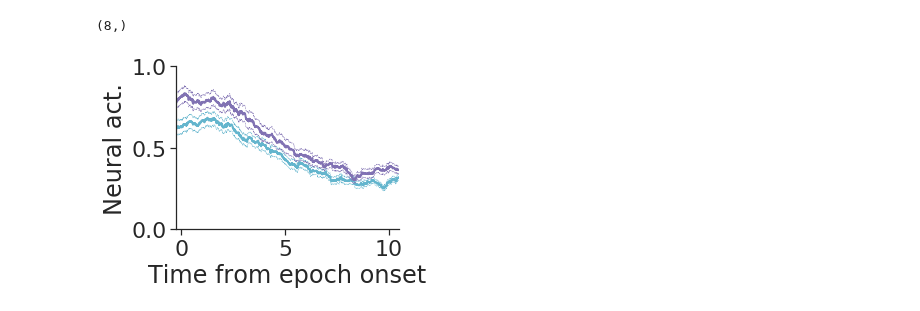
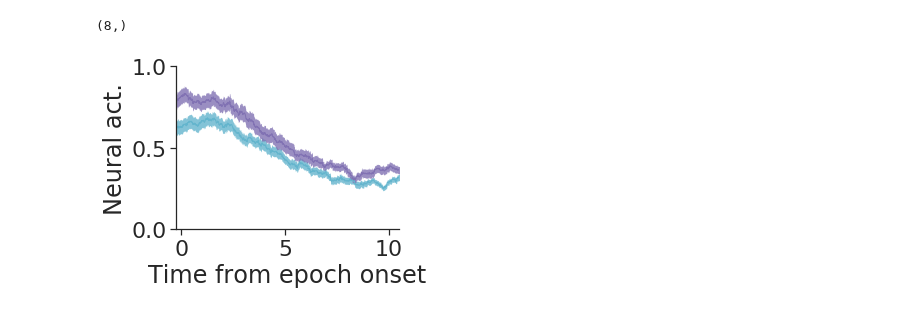
Before and after one commit to zqwei/DRN_voltage_analysis, a Jupyter notebook: Notebooks/memory_task_population_code.ipynb, the cells around one changed output. Cells and saved outputs as stored; diff of their text form; code cells hidden in the pictures.

```diff
--- a/Notebooks/memory_task_population_code.ipynb
+++ b/Notebooks/memory_task_population_code.ipynb
@@ -331,39 +333,41 @@ lda_low = np.array(low_list_m)[valid]
 lda_high = np.array(high_list_m)[valid]
 ff = lda_high.max(axis=-1, keepdims=True)
 
 # lda_low = lda_low/ff
 # lda_high = lda_high/ff
 
 plt.figure(figsize=(4, 3))
 # lda_low = lda_low/lda_high.max(axis=-1, keepdims=True)
 # lda_high = lda_high/lda_high.max(axis=-1, keepdims=True)
 
 tmin=-1
 tmax=11
 
 # ave_ = np.percentile(lda_low, 90, axis=0)
 ave_ = np.mean(lda_low, axis=0)
 sem_ = sem(lda_low, axis=0)/3
 # plt.plot(np.arange(tmin, tmax, 1/300), lda_low.T, '-k', lw=0.5, label='low gain')
-plt.plot(np.arange(tmin, tmax, 1/300), ave_, '-c', lw=2, label='low gain')
-plt.plot(np.arange(tmin, tmax, 1/300), ave_+sem_, '--c', lw=0.5)
-plt.plot(np.arange(tmin, tmax, 1/300), ave_-sem_, '--c', lw=0.5)
+# plt.plot(np.arange(tmin, tmax, 1/300), ave_, '-c', lw=2, label='low gain')
+# plt.plot(np.arange(tmin, tmax, 1/300), ave_+sem_, '--c', lw=0.5)
+# plt.plot(np.arange(tmin, tmax, 1/300), ave_-sem_, '--c', lw=0.5)
+shaded_errorbar(np.arange(tmin, tmax, 1/300), ave_, sem_, color='c')
 
 # ave_ = np.percentile(lda_high, 90, axis=0)
 ave_ = np.mean(lda_high, axis=0)
 sem_ = sem(lda_high, axis=0)/3
 # plt.plot(np.arange(tmin, tmax, 1/300), lda_high.T, '-r', lw=0.5, label='high gain')
-plt.plot(np.arange(tmin, tmax, 1/300), ave_, '-m', lw=2, label='high gain')
-plt.plot(np.arange(tmin, tmax, 1/300), ave_+sem_, '--m', lw=0.5)
-plt.plot(np.arange(tmin, tmax, 1/300), ave_-sem_, '--m', lw=0.5)
+# plt.plot(np.arange(tmin, tmax, 1/300), ave_, '-m', lw=2, label='high gain')
+# plt.plot(np.arange(tmin, tmax, 1/300), ave_+sem_, '--m', lw=0.5)
+# plt.plot(np.arange(tmin, tmax, 1/300), ave_-sem_, '--m', lw=0.5)
+shaded_errorbar(np.arange(tmin, tmax, 1/300), ave_, sem_, color='m')
 plt.xlim([-0.25, tmax-0.5])
 
 plt.ylim([0, 1])
 plt.xlabel('Time from epoch onset')
 plt.xticks(np.arange(0, 15, 5))
 plt.ylabel('Neural act.')
 sns.despine()
-plt.savefig('../Plots/population/memory_delay.svg')
+plt.savefig('../Plots/population/memory_delay.pdf')
 # %% [output]
-[figure, old version]
+[figure, new version]
 # %%
```
Also changed, not shown: parts of 3 cells of this notebook, 5 other files.
